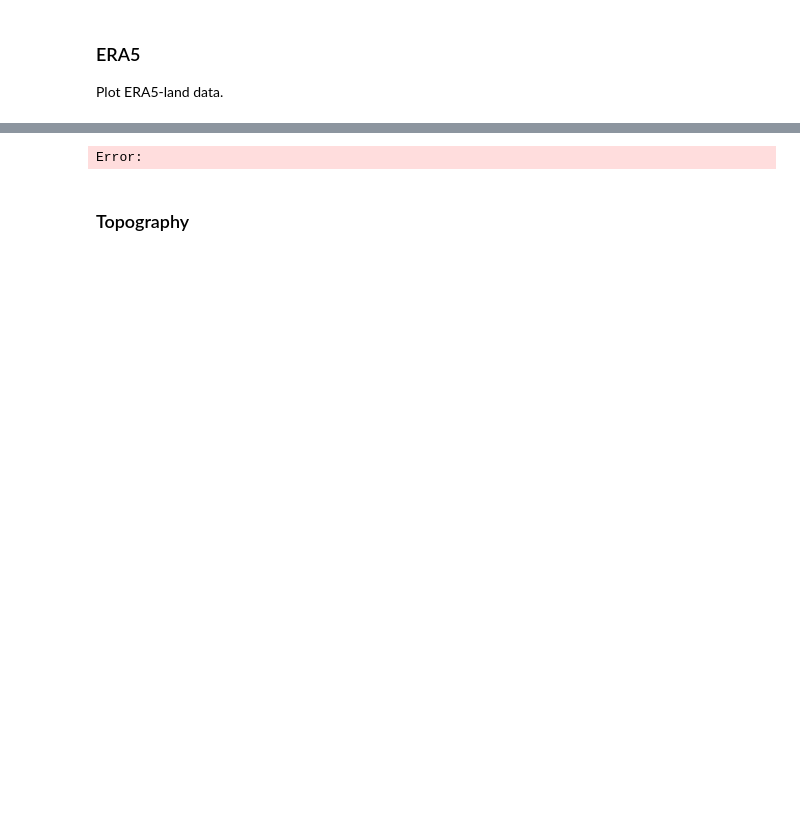
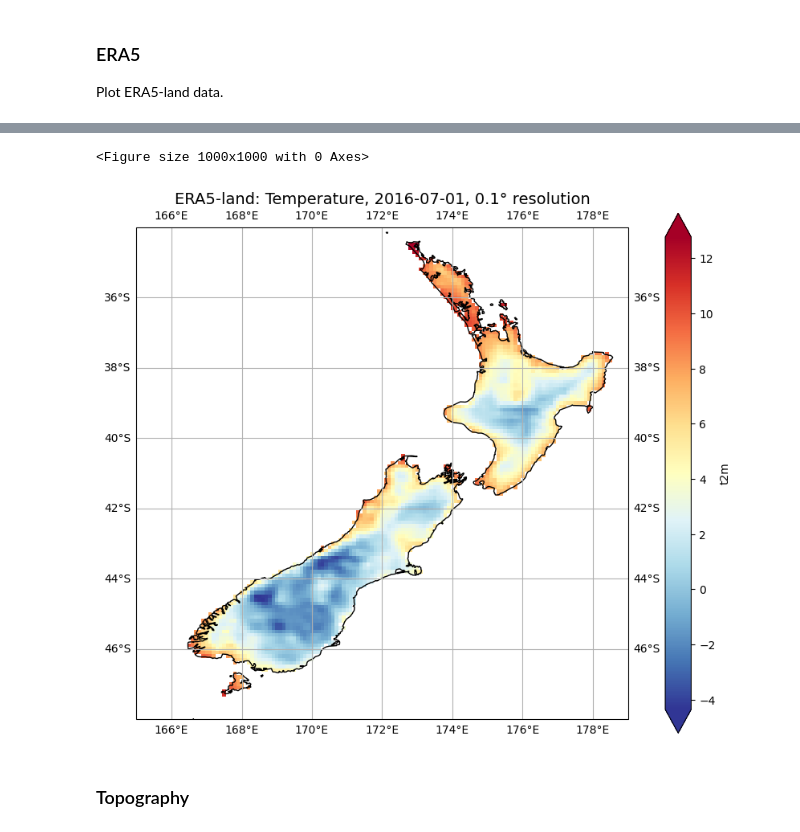
Before and after one commit to oriordanemily/deepsensorNZ, a Jupyter notebook: experiments/deepsensor/emily_dev_local/images_for_poster.ipynb, the cells around one changed output, grey strips where cells are left out. Saved outputs shown, nothing was run; the diff lists cells and outputs as text; code cells hidden in the pictures; blank space fills up the shorter version.

Commit message:
Making images for climate informatics poster

```diff
--- a/experiments/deepsensor/emily_dev_local/images_for_poster.ipynb
+++ b/experiments/deepsensor/emily_dev_local/images_for_poster.ipynb
@@ -66,26 +103,28 @@ Error:
 # %%
 era5_plotnz = PlotData()
 era5_fig = plt.figure(figsize=(10, 10))
 era5_ax = era5_plotnz.nz_map_with_coastlines()
-era5_da_to_plot = era5_da.sel(time='2016-07-01T00:00:00')
+daily_average = era5_da.resample(time='1D').mean()
+era5_da_to_plot = daily_average.sel(time='2016-07-01')
 min_value, max_value = era5_da_to_plot.min().values, era5_da_to_plot.max().values
 era5_p = era5_da_to_plot.plot(cbar_kwargs=cbar_kwargs,
                               ax = era5_ax,
                               cmap='RdYlBu_r',
                               vmin=min_value,
                               vmax=max_value)
 
 date = str(era5_da_to_plot["time"].values)[:10]
 plt.title(f'ERA5-land: {var.capitalize()}, {date}, 0.1\N{DEGREE SIGN} resolution',
           fontsize=14)
 
 # label_size = 14
 # plt.gca().tick_params(axis='x', labelsize=label_size)
 # plt.gca().tick_params(axis='y', labelsize=label_size)
 # plt.savefig('./tmp/fig.png')
 plt.show()
 # %% [output]
-Error:
+<Figure size 1000x1000 with 0 Axes>
+[figure, added]
 # %% [markdown]
 ### Topography
 # %%
```
Also changed, not shown: parts of 19 cells of this notebook.
